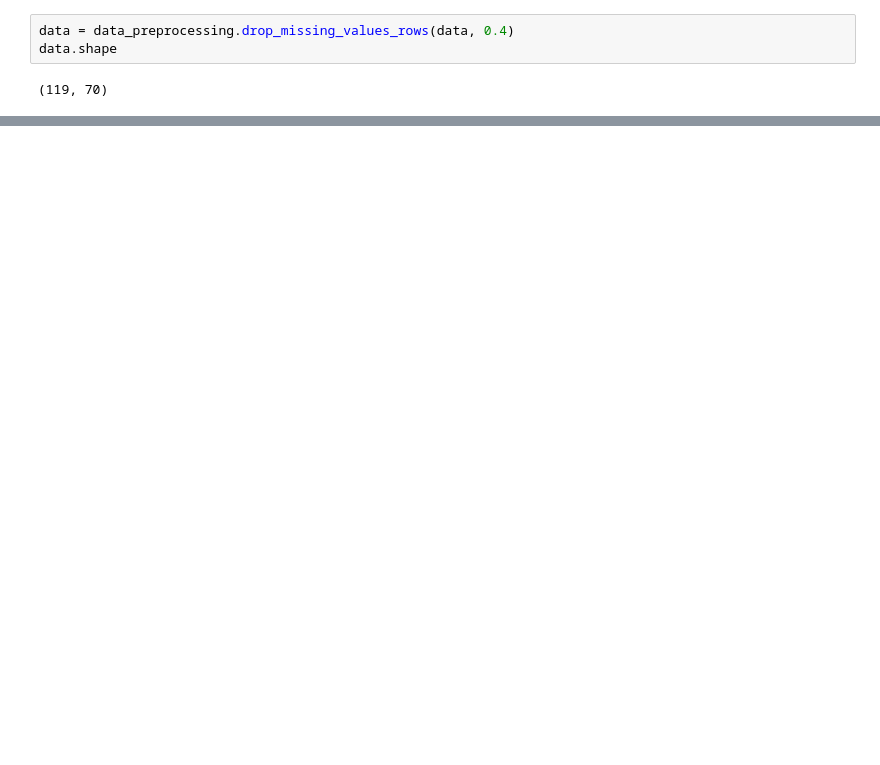
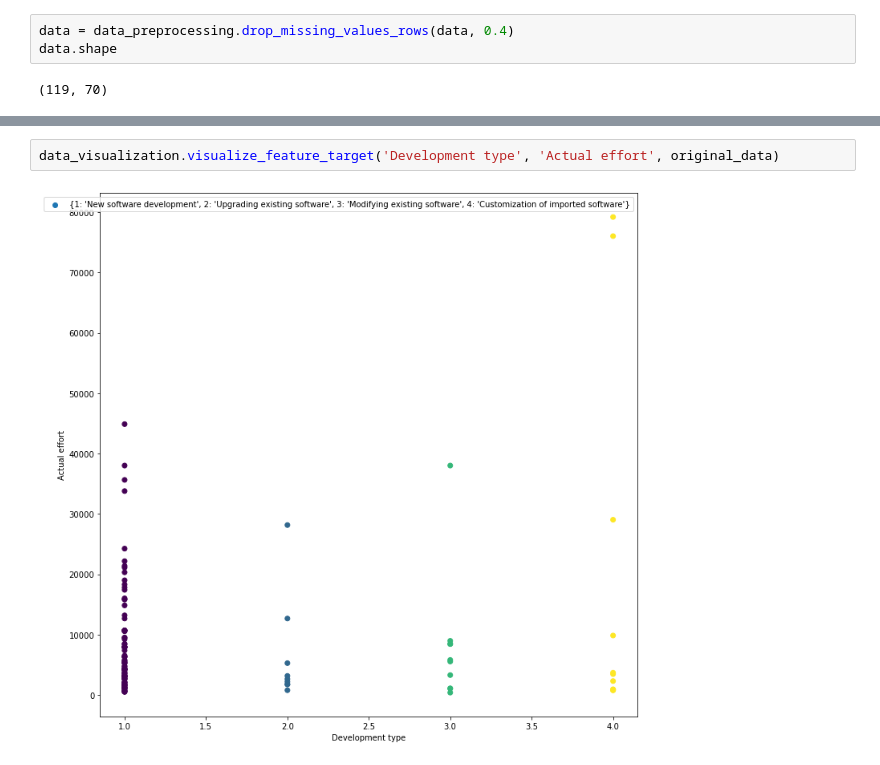
Before and after one commit to youcef-ely/Software-Effort-Estimation, a Jupyter notebook: Notebooks/test.ipynb, the cells around one changed output, grey strips where cells are left out. Cells and saved outputs as stored; diff of their text form; blank space fills up the shorter version.

```diff
--- a/Notebooks/test.ipynb
+++ b/Notebooks/test.ipynb
@@ -180,0 +188,4 @@ Index(['Object points', 'Government policy impact',
+# %%
+data_visualization.visualize_feature_target('Development type', 'Actual effort', original_data)
+# %% [output]
+[figure, added]
```
Also changed, not shown: parts of 14 cells of this notebook, 3 other files.
